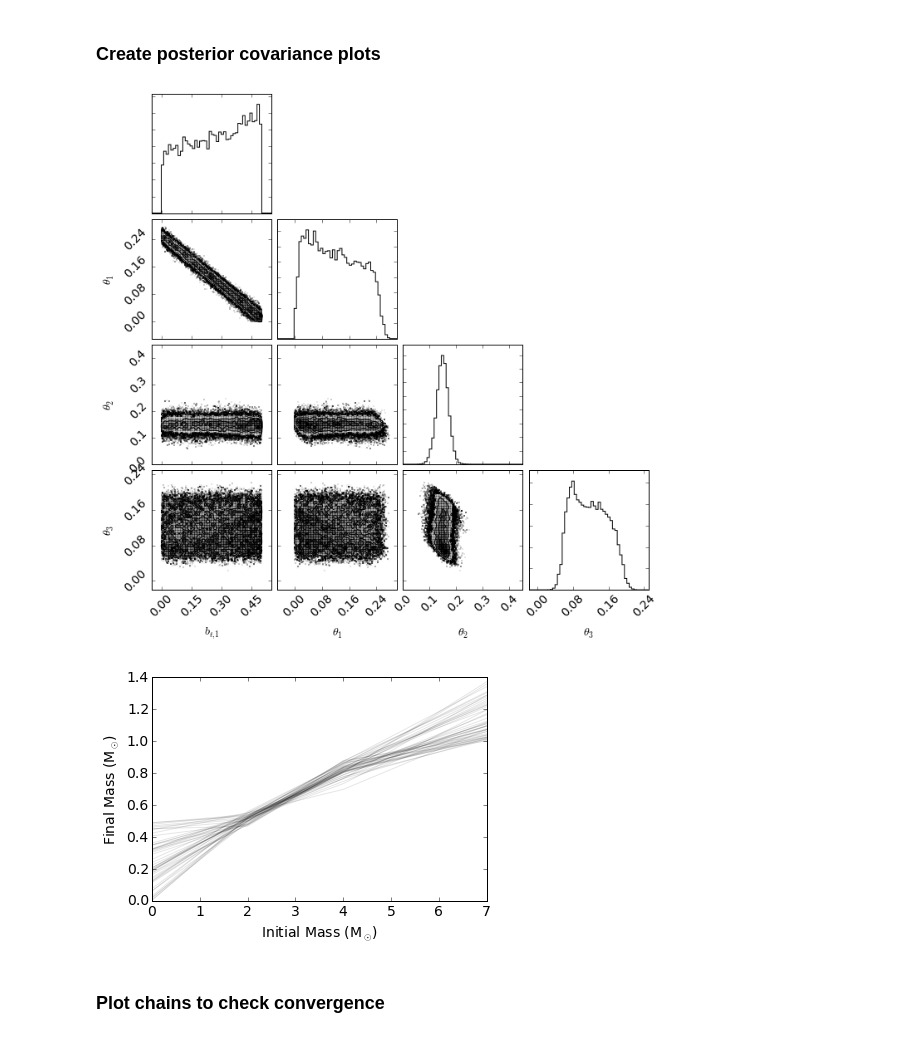
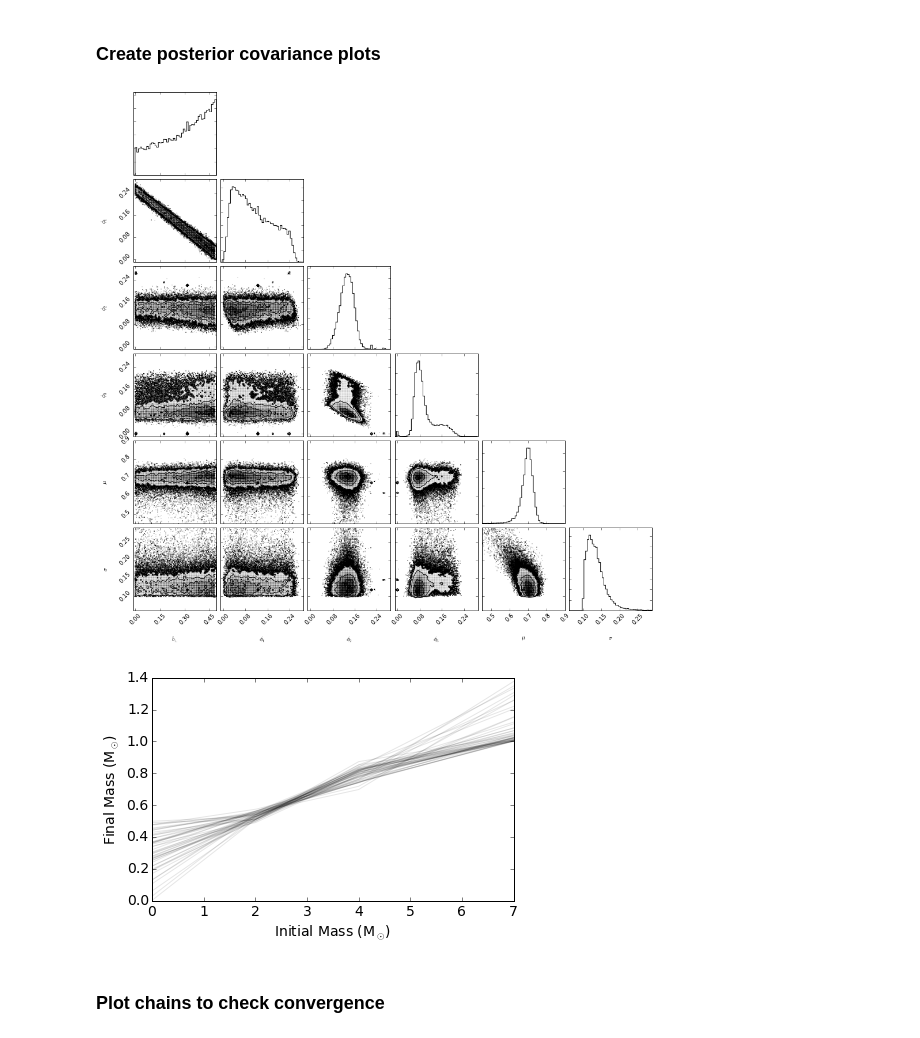
Before and after one commit to astroJeff/separated-at-birth, a Jupyter notebook: notebooks/IFMR DWD.ipynb, the cells around one changed output. Cells and saved outputs as stored; diff of their text form; code cells hidden in the pictures.

```diff
--- a/notebooks/IFMR DWD.ipynb
+++ b/notebooks/IFMR DWD.ipynb
@@ -445,0 +462,16 @@ plt.ylabel("Final Mass (M$_{\odot}$)")
+# %%
+font = {'family' : 'normal',
+        'weight' : 'normal',
+        'size'   : 16}
+
+plt.rc('font', **font)
+
+
+plt.rcParams.update({'axes.labelsize': 'x-large'})
+
+labels = [r"$b_{\bot}$", r"$\phi_1$", r"$\phi_2$", r"$\phi_3$"]
+fig = triangle.corner(sampler_1.flatchain.T[0:4].T, truths=p_true_1, labels=labels)
+#fig = triangle.corner(sampler_1.flatchain, truths=p_true_1)
+
+#plt.show()
+plt.savefig('../figures/triangle_mock.pdf')
@@ -462,8 +568,8 @@ DWD = np.concatenate((DWD_andrews, DWD_baxter), axis=0)
 # %%
 start = time.time()
 
-p_start = np.array([0.1, 0.1, 0.25, 0.10, 0.75])
-sampler_DWD = run_inference(DWD, p_start, nburn=300, nsteps=3000)
+p_start = np.array([0.1, 0.1, 0.25, 0.10, 0.75, 0.15])
+sampler_DWD = run_inference(DWD, p_start, nburn=500, nsteps=5000)
 
 end = time.time()
 print "Real data finished. Elapsed time: ", end-start, " seconds"
@@ -472,62 +578,73 @@ Real data finished. Elapsed time:  5866.45053387  seconds
 # %% [markdown]
 ### Create posterior covariance plots
 # %%
-labels = ["$b_{t,1}$", r"$\theta_1$", r"$\theta_2$", r"$\theta_3$"]
-extents = [(-0.05, 0.55), (-0.05,0.3), (0.00,0.45), (-0.02,0.25)]
+labels = [r"$b_{\bot}$", r"$\phi_1$", r"$\phi_2$", r"$\phi_3$", r"$\mu$", r"$\sigma$"]
+extents = [(-0.01, 0.49), (-0.01,0.29), (-0.01,0.29), (-0.01,0.29), (0.45, 0.9), (0.06, 0.29)]
 
 #labels = ["$b_1$", r"$\theta_1$"]
 #extents = [(0.0, 0.5), (0.0,np.pi/2.)]
 
-fig = triangle.corner(sampler_DWD.flatchain.T[0:4].T, labels=labels, extents=extents)
+fig = triangle.corner(sampler_DWD.flatchain, labels=labels, extents=extents)
+#fig = triangle.corner(sampler_DWD.flatchain.T[0:4].T, labels=labels, extents=extents)
 
 
+fig.show()
 #fig.savefig('../figures/triangle_IFMR.pdf')
 # %% [output]
-[figure, old version]
+[figure, new version]
 # %%
-ndim = 5
+font = {'family' : 'normal',
+        'weight' : 'normal',
+        'size'   : 14}
+
+plt.rc('font', **font)
+
+
+
+ndim = 6
 
 # Select only the IFMR parameters
-samples_DWD = sampler_DWD.flatchain.T[0:5].T
+samples_DWD = sampler_DWD.flatchain
+#samples_DWD = sampler_DWD.flatchain.T[0:4].T
 
 
 # Select 50 random samples from the posterior distribution
 posterior_samples = np.array([])
-for bt1, th1, th2, th3, mu in samples_DWD[np.random.randint(len(samples_DWD),size=50)]:
-    p = np.array([bt1, th1, th2, th3, mu])
+for bt1, th1, th2, th3, mu, sigma in samples_DWD[np.random.randint(len(samples_DWD),size=50)]:
+    p = np.array([bt1, th1, th2, th3, mu, sigma])
     posterior_samples = np.append(posterior_samples, p)
-posterior_samples.shape = (50,5)
+posterior_samples.shape = (50,ndim)
 
 
 
 # Plot the random posterior samples
 M_zams_temp = np.linspace(0.,7.,1000)
 
 for s in posterior_samples:
     M_wd_temp = get_m_wd(s, M_zams_temp)
 
     plt.plot(M_zams_temp, M_wd_temp, color="k", alpha=0.1)
 
 
-font = {'family' : 'normal',
-        'weight' : 'normal',
-        'size'   : 14}
-
-plt.rc('font', **font)
 
 
 plt.ylim(0.0,1.4)
 #plt.xlabel('$M_i$', fontsize=24)
 #plt.ylabel('$M_{wd}$', fontsize=24)
-#plt.gcf().subplots_adjust(bottom=0.20, left=0.17)
+
 #plt.gcf().subplots_adjust(left=0.17)
+
 
 plt.xlabel("Initial Mass (M$_{\odot}$)")
 plt.ylabel("Final Mass (M$_{\odot}$)")
 
+plt.tight_layout()
+plt.gcf().subplots_adjust(bottom=0.15, left=0.12)
+
+#plt.show()
 plt.savefig("../figures/samples_IFMR.pdf")
 # %% [output]
-[figure, old version]
+[figure, new version]
 # %% [markdown]
 ### Plot chains to check convergence
 # %%
```
Also changed, not shown: parts of 27 cells of this notebook.
